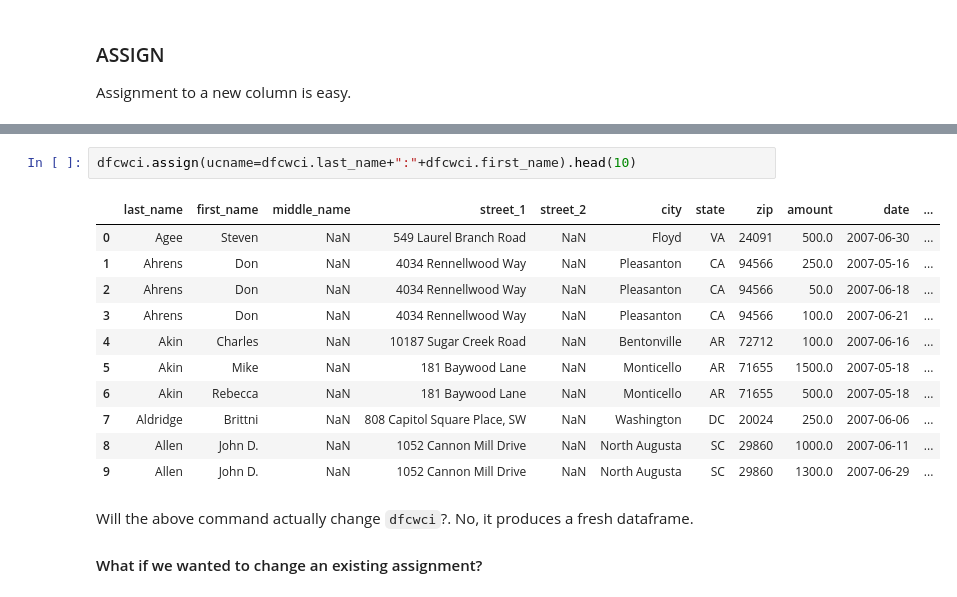
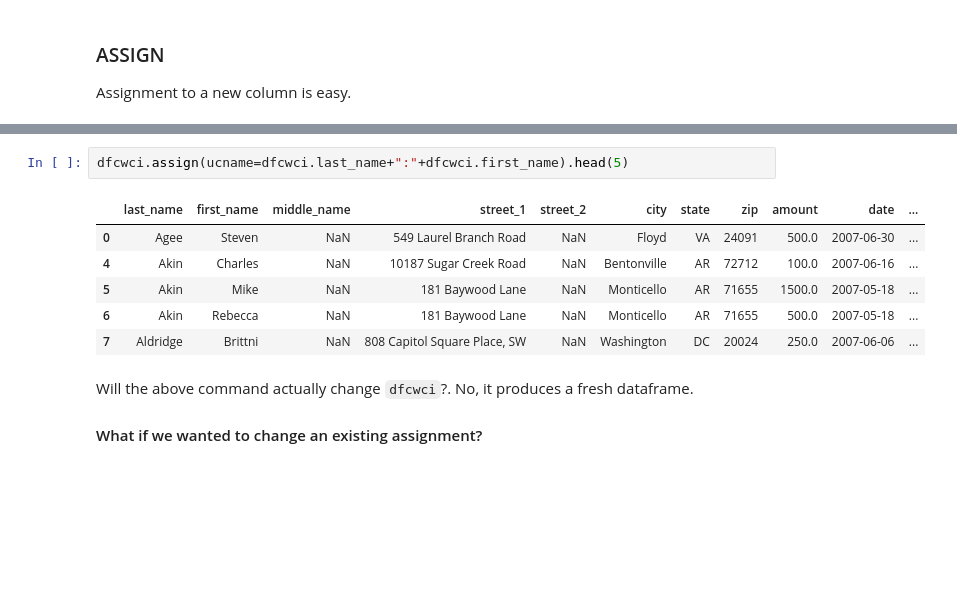
Before and after one commit to Harvard-IACS/s109, a Jupyter notebook: Lectures/Lecture2/grammarofdata.ipynb, the cells around one changed output, grey strips where cells are left out. Saved outputs shown, nothing was run; the diff lists cells and outputs as text; blank space fills up the shorter version.

```diff
--- a/Lectures/Lecture2/grammarofdata.ipynb
+++ b/Lectures/Lecture2/grammarofdata.ipynb
@@ -574,17 +579,12 @@ dfcwci.head(10)
 # %%
-dfcwci.assign(ucname=dfcwci.last_name+":"+dfcwci.first_name).head(10)
+dfcwci.assign(ucname=dfcwci.last_name+":"+dfcwci.first_name).head(5)
 # %% [output]
 |  | last_name | first_name | middle_name | street_1 | street_2 | city | state | zip | amount | date | ... |
 | 0 | Agee | Steven | NaN | 549 Laurel Branch Road | NaN | Floyd | VA | 24091 | 500.0 | 2007-06-30 | ... |
-| 1 | Ahrens | Don | NaN | 4034 Rennellwood Way | NaN | Pleasanton | CA | 94566 | 250.0 | 2007-05-16 | ... |
-| 2 | Ahrens | Don | NaN | 4034 Rennellwood Way | NaN | Pleasanton | CA | 94566 | 50.0 | 2007-06-18 | ... |
-| 3 | Ahrens | Don | NaN | 4034 Rennellwood Way | NaN | Pleasanton | CA | 94566 | 100.0 | 2007-06-21 | ... |
 | 4 | Akin | Charles | NaN | 10187 Sugar Creek Road | NaN | Bentonville | AR | 72712 | 100.0 | 2007-06-16 | ... |
 | 5 | Akin | Mike | NaN | 181 Baywood Lane | NaN | Monticello | AR | 71655 | 1500.0 | 2007-05-18 | ... |
 | 6 | Akin | Rebecca | NaN | 181 Baywood Lane | NaN | Monticello | AR | 71655 | 500.0 | 2007-05-18 | ... |
 | 7 | Aldridge | Brittni | NaN | 808 Capitol Square Place, SW | NaN | Washington | DC | 20024 | 250.0 | 2007-06-06 | ... |
-| 8 | Allen | John D. | NaN | 1052 Cannon Mill Drive | NaN | North Augusta | SC | 29860 | 1000.0 | 2007-06-11 | ... |
-| 9 | Allen | John D. | NaN | 1052 Cannon Mill Drive | NaN | North Augusta | SC | 29860 | 1300.0 | 2007-06-29 | ... |
 # %% [markdown]
 Will the above command actually change `dfcwci`?. No, it produces a fresh dataframe.
 
```
Also changed, not shown: parts of 5 cells of this notebook.
